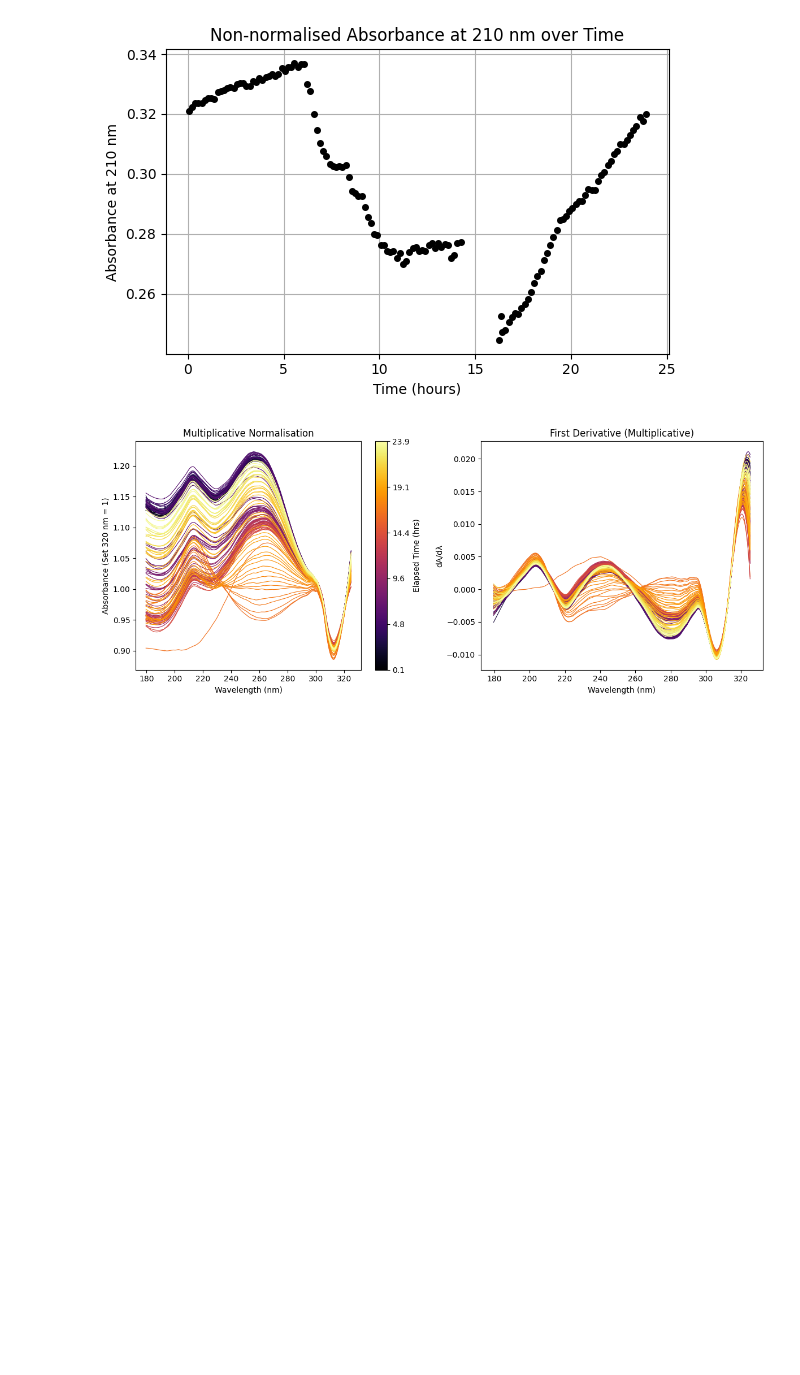
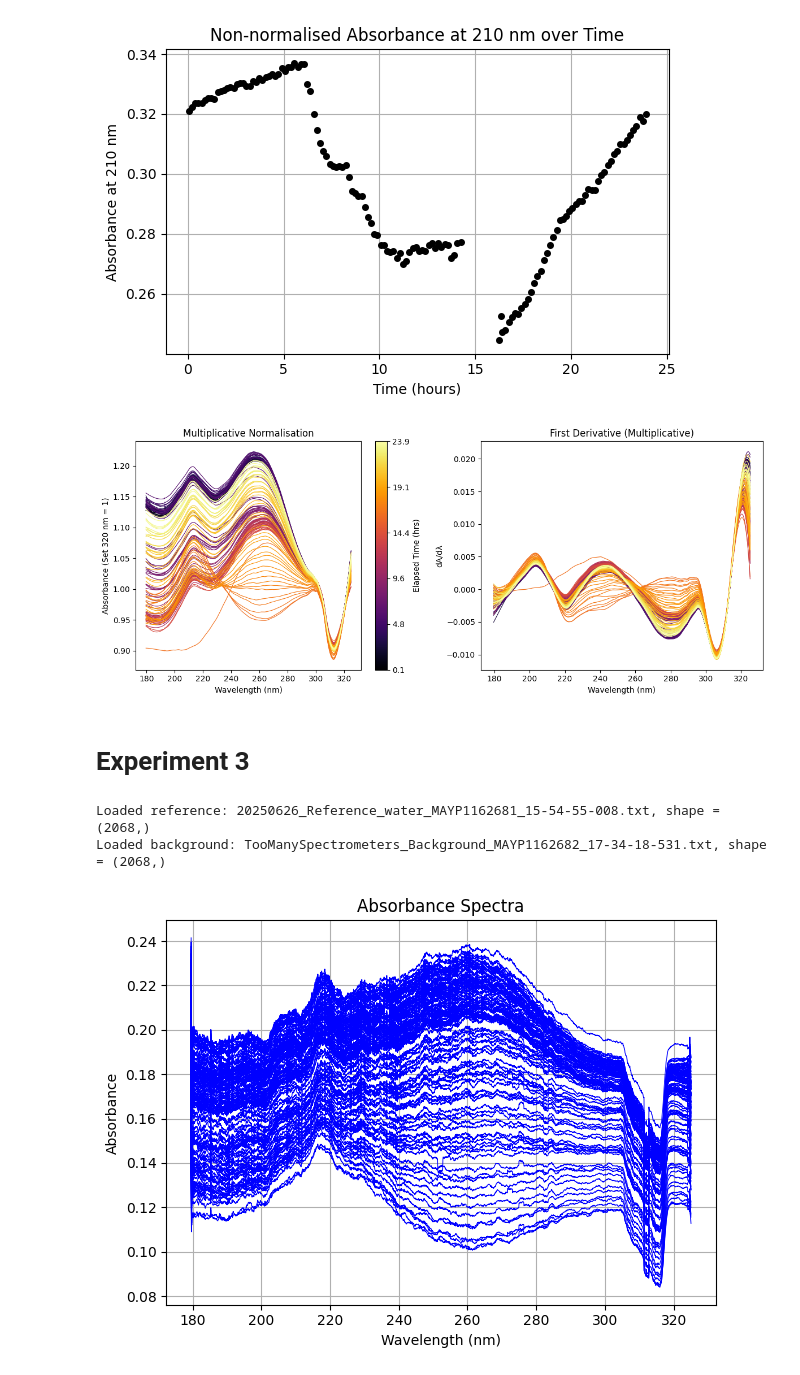
Before and after one commit to vik-ell/P3_Project, a Jupyter notebook: data_processing.ipynb, the cells around one changed output. Cells and saved outputs as stored; diff of their text form; code cells hidden in the pictures; blank space fills up the shorter version.

```diff
--- a/data_processing.ipynb
+++ b/data_processing.ipynb
@@ -1034 +1052,81 @@ Average absorbance at 320: 0.27135048357762154
 # https://webbook.nist.gov/cgi/cbook.cgi?ID=C57136&Mask=400#UV-Vis-Spec
+# %% [markdown]
+# Experiment 3
+# %%
+exp_folder = './20250701_exp3'
+# exp_folder = './20250527_exp1'
+
+def load_spectral_data(filepath):
+    with open(filepath, 'r') as f:
+        lines = f.readlines()
+
+    # Find the first line that looks like real data (2 floats)
+    for i, line in enumerate(lines):
+        parts = line.strip().split()
+        if len(parts) >= 2:
+            try:
+                float(parts[0])
+                float(parts[1])
+                data_start = i
+                break
+            except ValueError:
+                continue
+    else:
+        raise ValueError(f"Could not find data in file: {filepath}")
+
+    # Now load the data starting from the first valid line
+    data = np.loadtxt(lines[data_start:], usecols=(0, 1))
+    return data[:, 0], data[:, 1]
+
+# Initialize holders
+I_background = None
+I_ref = None
+x_ref = None
+
+# Load reference and background
+for file in glob.glob(f'{exp_folder}/*.txt'):
+    fname = os.path.basename(file)
+    if 'Background' in fname:
+        x_b, I_background = load_spectral_data(file)
+        print(f"Loaded background: {fname}, shape = {I_background.shape}")
+    elif 'Reference' in fname and 'end' not in fname:
+        x_ref, I_ref = load_spectral_data(file)
+        print(f"Loaded reference: {fname}, shape = {I_ref.shape}")
+
+# check
+if I_background is None or I_ref is None:
+    raise ValueError("Missing background or reference data.")
+
+# Ensure background is same shape — interpolate if needed (not strictly necessary if wavelengths match)
+if I_background.shape != I_ref.shape:
+    print(f"Interpolating background from shape {I_background.shape} to match {I_ref.shape}")
+    I_background = np.interp(x_ref, x_b, I_background)
+
+# Process absorbance files
+for file in glob.glob(f'{exp_folder}/*.txt'):
+    fname = os.path.basename(file)
+    if 'reference' in fname or 'background' in fname or 'AbsoluteIrradiance' in fname or 'Background' in fname or 'Reference' in fname:
+        continue  # skip these
+
+    x, I = load_spectral_data(file)
+    if I.shape != I_ref.shape:
+        print(f"Skipping {fname} due to shape mismatch: {I.shape} vs {I_ref.shape}")
+        continue
+
+    # Absorbance calculation
+    abs = -np.log10((I - I_background) / (I_ref - I_background))
+    plt.plot(x, abs,'b-', label=fname, lw=0.6)
+
+# plt.xlim(200.0,400.0)
+# plt.ylim(-0.02,0.1)
+plt.xlabel("Wavelength (nm)")
+plt.ylabel("Absorbance")
+plt.title("Absorbance Spectra")
+plt.grid(True)
+# plt.legend(fontsize=6)
+plt.tight_layout()
+plt.show()
+# %% [output]
+Loaded reference: 20250626_Reference_water_MAYP1162681_15-54-55-008.txt, shape = (2068,)
+Loaded background: TooManySpectrometers_Background_MAYP1162682_17-34-18-531.txt, shape = (2068,)
+[figure, added]
```
Also changed, not shown: parts of 8 cells of this notebook.
